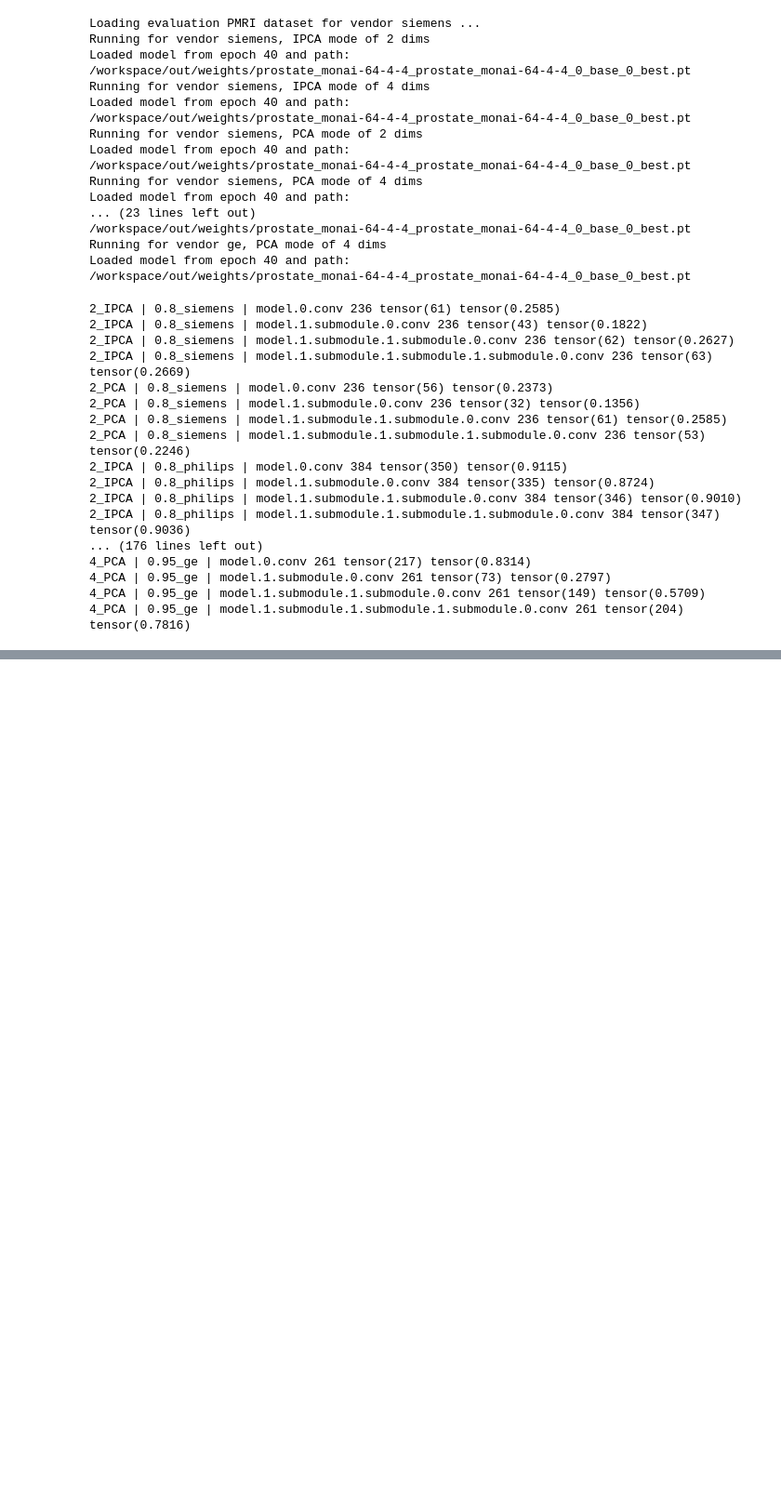
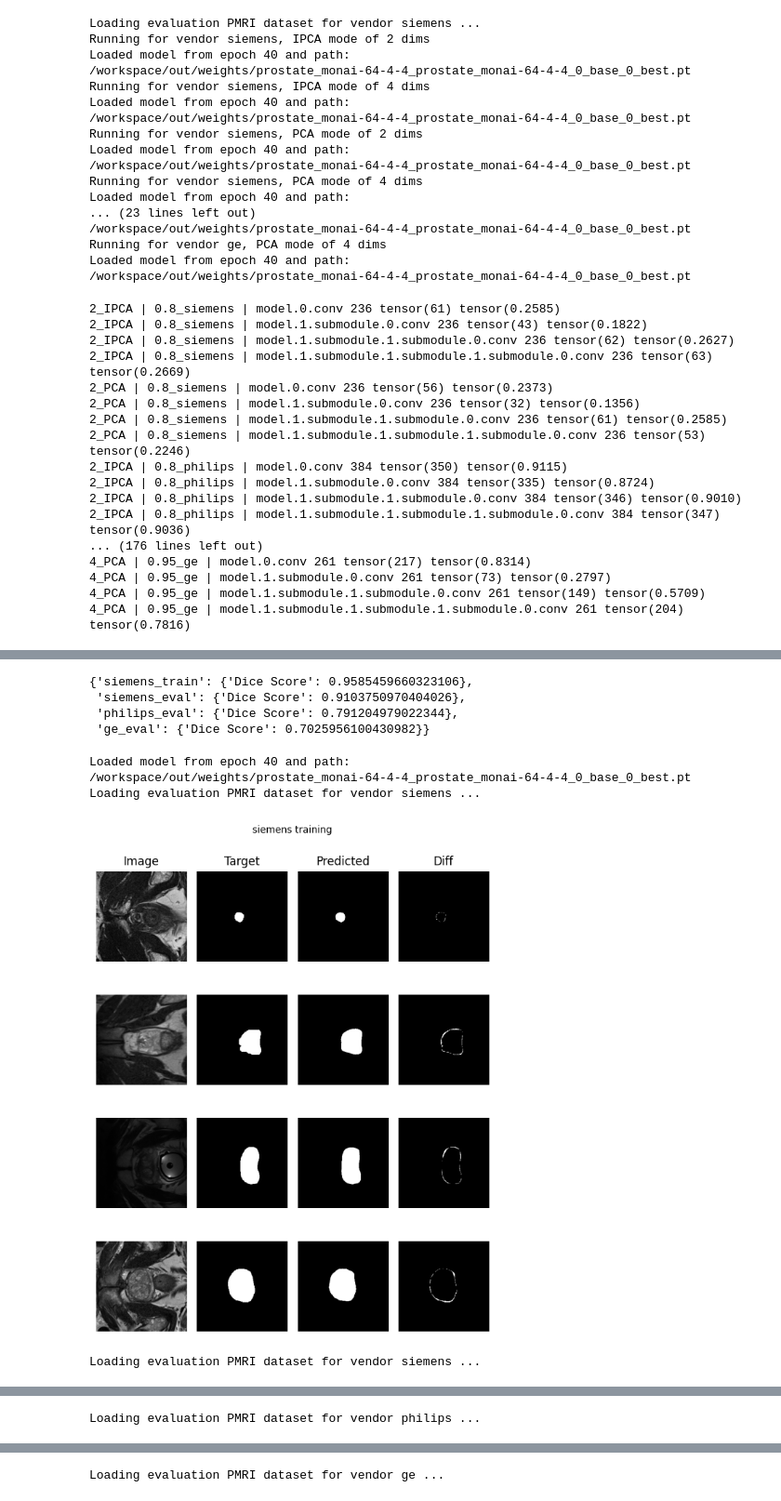
Before and after one commit to sgomezru/DSSQ, a Jupyter notebook: notebooks/explore.ipynb, the cells around one changed output, grey strips where cells are left out. Shown at 93% size. Saved outputs shown, nothing was run; the diff lists cells and outputs as text; code cells hidden in the pictures; blank space fills up the shorter version.

```diff
--- a/notebooks/explore.ipynb
+++ b/notebooks/explore.ipynb
@@ -222,0 +293,30 @@ for th in th_values:
+# %%
+metrics
+# %% [output]
+{'siemens_train': {'Dice Score': 0.9585459660323106},
+ 'siemens_eval': {'Dice Score': 0.9103750970404026},
+ 'philips_eval': {'Dice Score': 0.791204979022344},
+ 'ge_eval': {'Dice Score': 0.7025956100430982}}
+# %%
+unet, state_dict  = get_unet(cfg, return_state_dict=True)
+unet.eval();
+unet.to(device);
+metrics = {}
+for vendor in train_vendors:
+    cfg.unet[DATA_KEY].training.subset = 'training'
+    cfg.unet[DATA_KEY].training.vendor = vendor
+    data = get_eval_data(train_set=False, val_set=False, eval_set=True, cfg=cfg)
+    plot_batch(data['eval'], unet, num_images=4, title=f'{vendor} training')
+    metrics[f'{vendor}_train'] = eval_set(cfg, unet, data['eval'])
+for vendor in test_vendors:
+    cfg.unet[DATA_KEY].training.subset = 'validation' if vendor in train_vendors else False
+    cfg.unet[DATA_KEY].training.vendor = vendor
+    data = get_eval_data(train_set=False, val_set=False, eval_set=True, cfg=cfg)
+    plot_batch(data['eval'], unet, num_images=4, title=f'{vendor} eval')
+    metrics[f'{vendor}_eval'] = eval_set(cfg, unet, data['eval'])
+# %% [output]
+Loaded model from epoch 40 and path:
+/workspace/out/weights/prostate_monai-64-4-4_prostate_monai-64-4-4_0_base_0_best.pt
+Loading evaluation PMRI dataset for vendor siemens ...
+[figure, added]
+Loading evaluation PMRI dataset for vendor siemens ...
@@ -222,0 +324 @@ for th in th_values:
+Loading evaluation PMRI dataset for vendor philips ...
@@ -222,0 +326 @@ for th in th_values:
+Loading evaluation PMRI dataset for vendor ge ...
```
Also changed, not shown: parts of 8 cells of this notebook, 1 other file.
